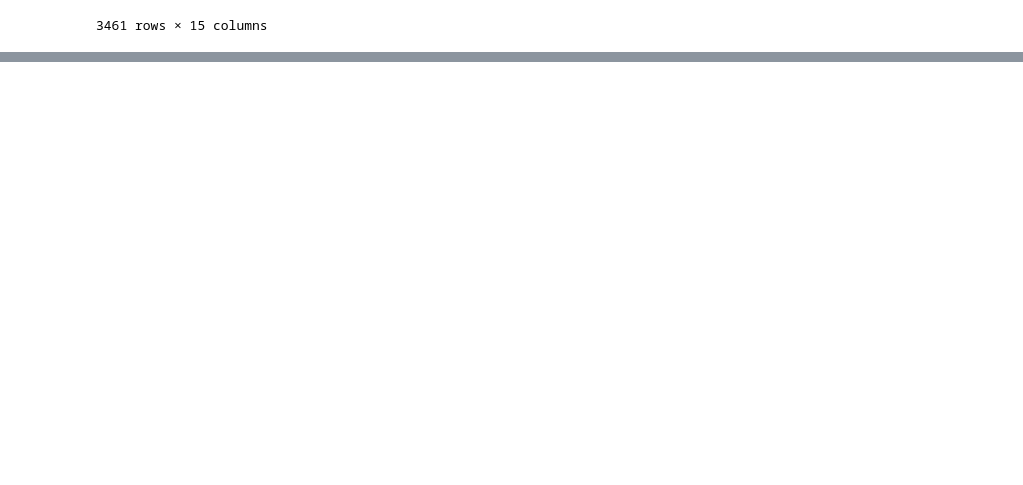
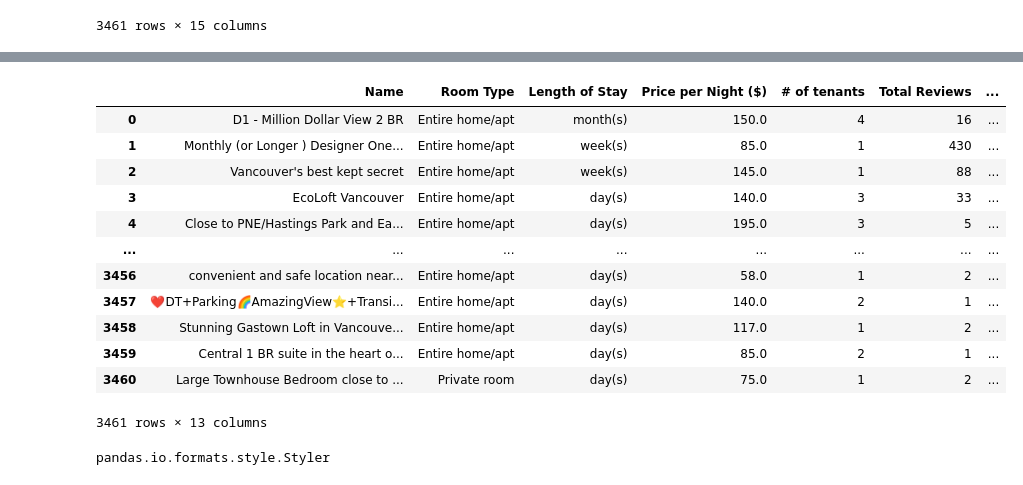
Before and after one commit to data301-2021-summer2/project-group20-project, a Jupyter notebook: analysis/Bonn/milestone1.ipynb, the cells around one changed output, grey strips where cells are left out. Cells and saved outputs as stored; diff of their text form; code cells hidden in the pictures; blank space fills up the shorter version.

```diff
--- a/analysis/Bonn/milestone1.ipynb
+++ b/analysis/Bonn/milestone1.ipynb
@@ -256,0 +329,20 @@ df_nan
+# %%
+load_and_process("../../data/raw/listings.csv")
+# %% [output]
+|  | Name | Room Type | Length of Stay | Price per Night ($) | # of tenants | Total Reviews | ... |
+| 0 | D1 - Million Dollar View 2 BR | Entire home/apt | month(s) | 150.0 | 4 | 16 | ... |
+| 1 | Monthly (or Longer ) Designer One... | Entire home/apt | week(s) | 85.0 | 1 | 430 | ... |
+| 2 | Vancouver's best kept secret | Entire home/apt | week(s) | 145.0 | 1 | 88 | ... |
+| 3 | EcoLoft Vancouver | Entire home/apt | day(s) | 140.0 | 3 | 33 | ... |
+| 4 | Close to PNE/Hastings Park and Ea... | Entire home/apt | day(s) | 195.0 | 3 | 5 | ... |
+| ... | ... | ... | ... | ... | ... | ... | ... |
+| 3456 | convenient and safe location near... | Entire home/apt | day(s) | 58.0 | 1 | 2 | ... |
+| 3457 | ❤️DT+Parking🌈AmazingView⭐️+Transi... | Entire home/apt | day(s) | 140.0 | 2 | 1 | ... |
+| 3458 | Stunning Gastown Loft in Vancouve... | Entire home/apt | day(s) | 117.0 | 1 | 2 | ... |
+| 3459 | Central 1 BR suite in the heart o... | Entire home/apt | day(s) | 85.0 | 2 | 1 | ... |
+| 3460 | Large Townhouse Bedroom close to ... | Private room | day(s) | 75.0 | 1 | 2 | ... |
+3461 rows × 13 columns
+# %%
+type(df)
+# %% [output]
+pandas.io.formats.style.Styler
```
Also changed, not shown: parts of 4 cells of this notebook, 2 other files.
